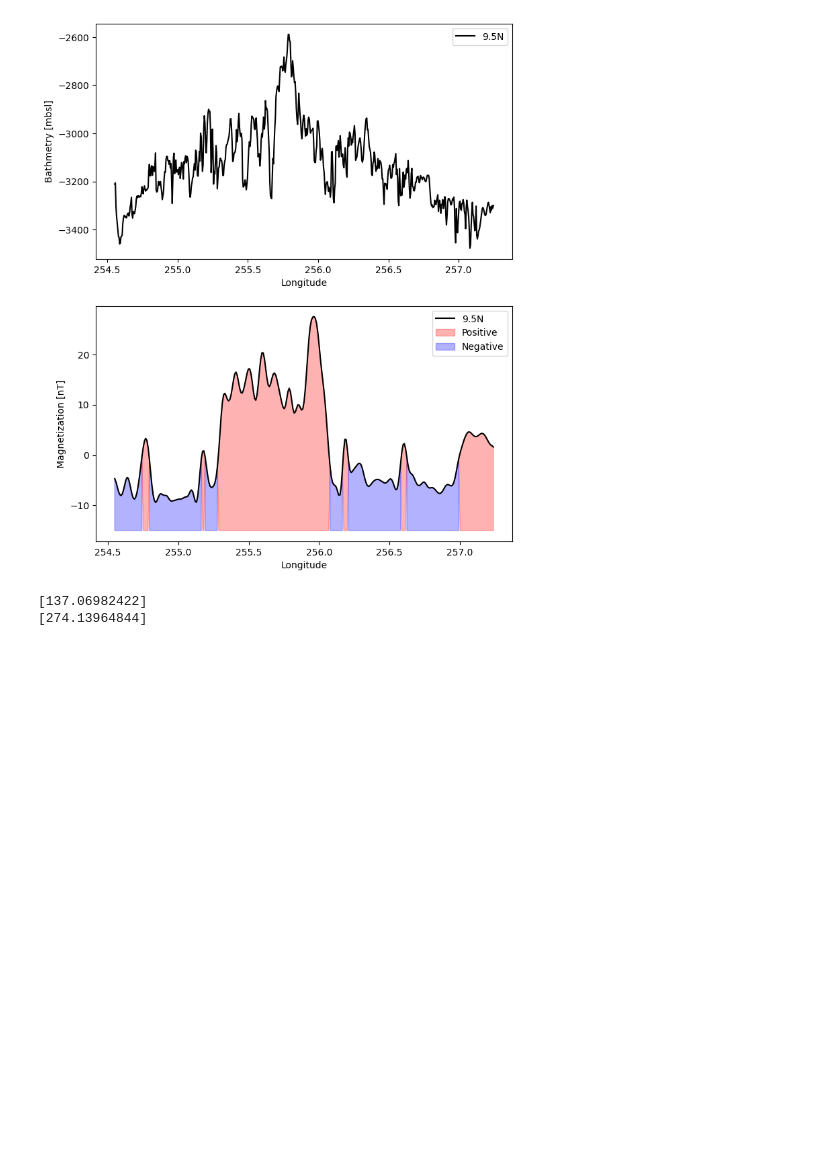
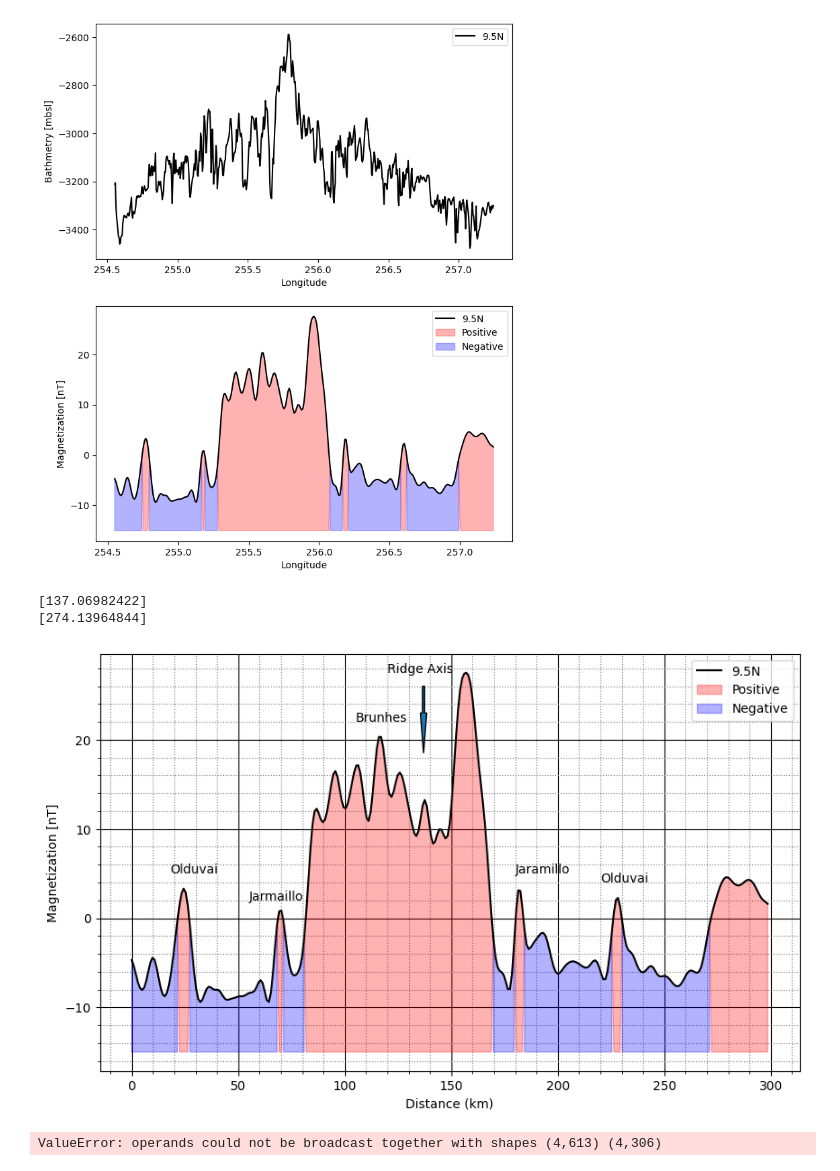
Before and after one commit to seanb7/GEOL-450, a Jupyter notebook: Bathymetry_and_Magnetics.ipynb, the cells around one changed output. Cells and saved outputs as stored; diff of their text form; code cells hidden in the pictures; blank space fills up the shorter version.

```diff
--- a/Bathymetry_and_Magnetics.ipynb
+++ b/Bathymetry_and_Magnetics.ipynb
@@ -184,22 +244,56 @@ print(x_km[axis])
 [137.06982422]
 [274.13964844]
 # %%
+# Plot Line of Magnetic Reversals
 fig, ax = plt.subplots()
-plt.plot(x, map, 'k', label = '9.5N')
-plt.xlabel('Longitude')
+plt.plot(x_km, map, 'k', label = '9.5N')
+plt.xlabel('Distance (km)')
 plt.ylabel('Magnetization [nT]')
-plt.fill_between(x, mag, -15, where = (mag >= 0), alpha = 0.3, color = 'red', interpolate = True, label = 'Positive')
-plt.fill_between(x, mag, -15, where = (mag < 0), alpha = 0.3, color = 'blue', interpolate = True, label = 'Negative')
+plt.fill_between(x_km, mag, -15, where = (mag >= 0), alpha = 0.3, color = 'red', interpolate = True, label = 'Positive')
+plt.fill_between(x_km, mag, -15, where = (mag < 0), alpha = 0.3, color = 'blue', interpolate = True, label = 'Negative')
 
 fig = plt.gcf()
 fig.set_size_inches(10,6)
 
 # Dont allow the grid on top of Data
 ax.set_axisbelow(True)
 # Turn On Minor Tick Marks
 ax.minorticks_on()
-# Custo
+# Customize th Major Grid
+ax.grid(which = 'major', linestyle = '-', color = 'black')
+# Customize the Minor Grid
+ax.grid(which = 'minor', linestyle = ':', color = 'gray')
+
+# Ridge Access (Point of Origin)
+plt.arrow(137, 26, 0, -3, width = 1)
+plt.text(120, 27.5, "Ridge Axis", family = "sans-serif")
+
+#Label Magnetic Reversal Time Line
+plt.text(105, 22, "Brunhes")
+plt.text(55, 2, "Jarmaillo")
+plt.text(180, 5, "Jaramillo")
+plt.text(18, 5, "Olduvai")
+plt.text(220, 4, "Olduvai")
 
 plt.legend()
 plt.show()
-fig.savefig('Line of the Magnetics.pdf')
+fig.savefig('Line of the Magnetic Reversal.pdf')
+# %% [output]
+[figure, added]
+# %%
+# Calculate Spreading Rates of the Plates using Magnetic Reversal Data
+# Extract ages and distances
+ages = np.array([point[0] for point in magnetic_reversals])
+distances = np.array([point[1] for point in magnetic_reversals])
+
+# Calculate spreading rates (km per million years)
+spreading_rates = np.diff(distances) / np.diff(ages)
+
+# Calculate average spreading rate
+average_spreading_rate = np.mean(spreading_rates)
+
+# Print results
+print("Spreading Rates (km/Myr):", spreading_rates)
+print("Average Spreading Rate (km/Myr):", average_spreading_rate)
+# %% [output]
+ValueError: operands could not be broadcast together with shapes (4,613) (4,306)
```
Also changed, not shown: parts of 2 cells of this notebook.
